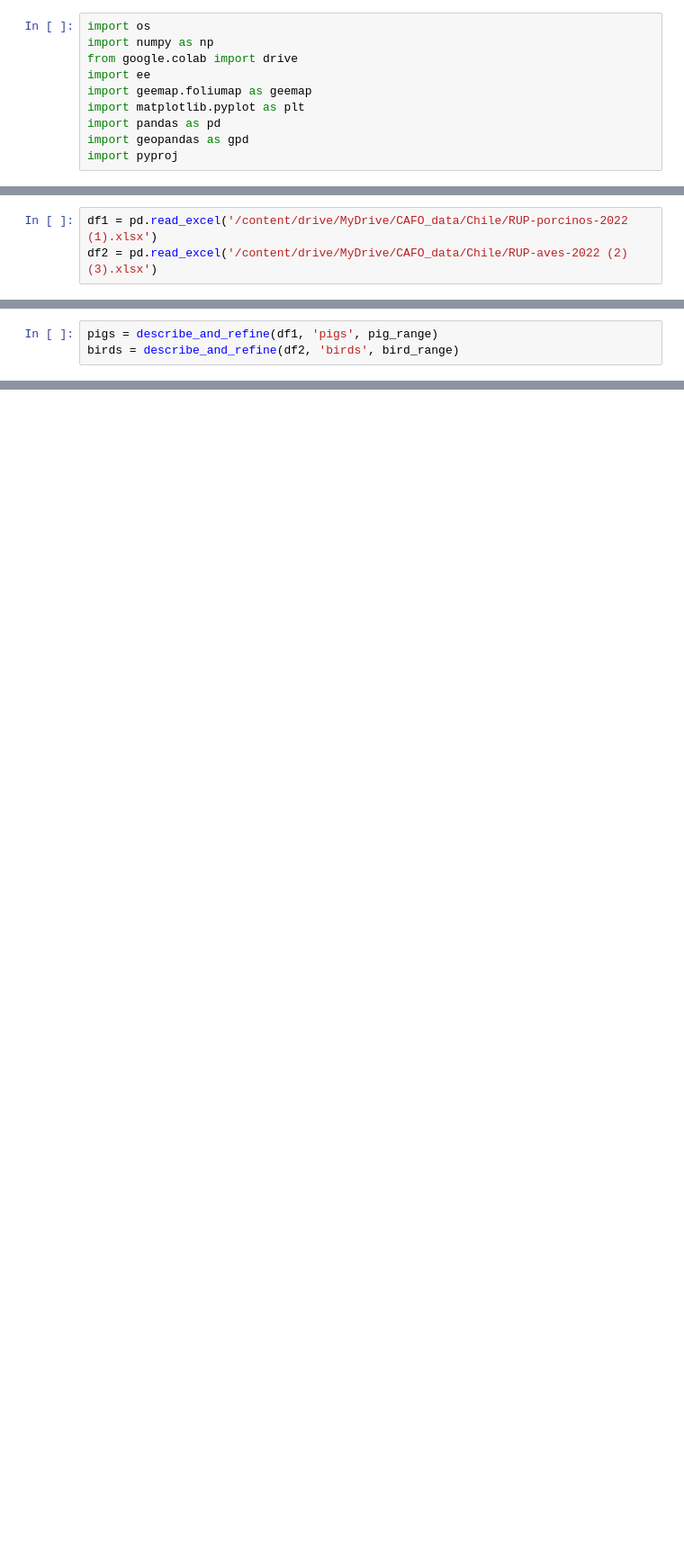
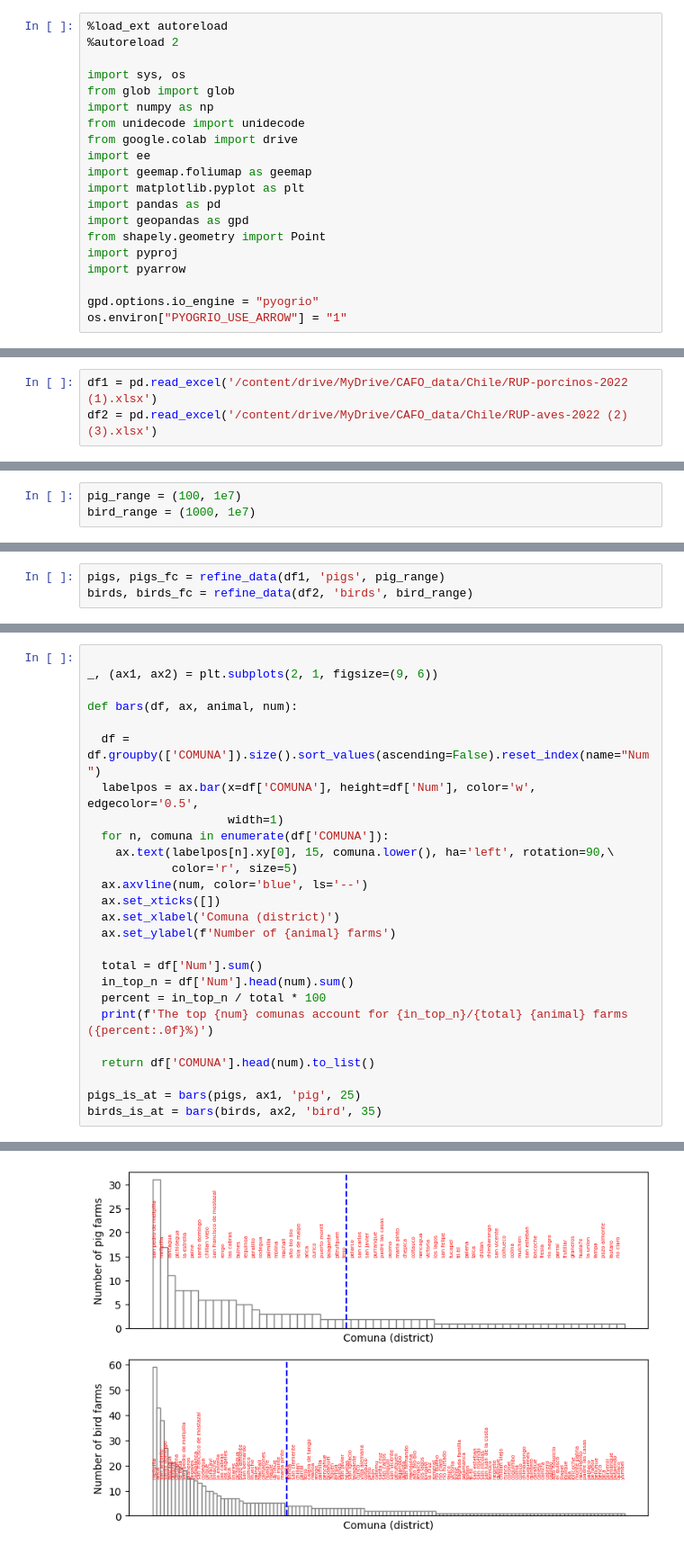
Before and after one commit to rachelemason/CAFO-AI, a Jupyter notebook: processChileData.ipynb, the cells around one changed output, grey strips where cells are left out. Shown at 90% size. Cells and saved outputs as stored; diff of their text form; blank space fills up the shorter version.

```diff
--- a/processChileData.ipynb
+++ b/processChileData.ipynb
@@ -5,13 +7,23 @@ There is one spreadsheet for "pigs" and another for "birds". The spreadsheets do
 # %%
-import os
+%load_ext autoreload
+%autoreload 2
+
+import sys, os
+from glob import glob
 import numpy as np
+from unidecode import unidecode
 from google.colab import drive
 import ee
 import geemap.foliumap as geemap
 import matplotlib.pyplot as plt
 import pandas as pd
 import geopandas as gpd
+from shapely.geometry import Point
 import pyproj
+import pyarrow
+
+gpd.options.io_engine = "pyogrio"
+os.environ["PYOGRIO_USE_ARROW"] = "1"
 # %%
 ee.Authenticate()
 ee.Initialize(project="215656163750")
@@ -46,0 +58,3 @@ Overall, the animal numbers in this dataset are useful but should be used with s
+# %%
+pig_range = (100, 1e7)
+bird_range = (1000, 1e7)
@@ -123,3 +176,3 @@ def describe_and_refine(df, animal_type, size_range):
 # %%
-pigs = describe_and_refine(df1, 'pigs', pig_range)
-birds = describe_and_refine(df2, 'birds', bird_range)
+pigs, pigs_fc = refine_data(df1, 'pigs', pig_range)
+birds, birds_fc = refine_data(df2, 'birds', bird_range)
@@ -143,0 +181,27 @@ dtype: int64
+# %%
+
+_, (ax1, ax2) = plt.subplots(2, 1, figsize=(9, 6))
+
+def bars(df, ax, animal, num):
+
+  df = df.groupby(['COMUNA']).size().sort_values(ascending=False).reset_index(name="Num")
+  labelpos = ax.bar(x=df['COMUNA'], height=df['Num'], color='w', edgecolor='0.5',
+                    width=1)
+  for n, comuna in enumerate(df['COMUNA']):
+    ax.text(labelpos[n].xy[0], 15, comuna.lower(), ha='left', rotation=90,\
+            color='r', size=5)
+  ax.axvline(num, color='blue', ls='--')
+  ax.set_xticks([])
+  ax.set_xlabel('Comuna (district)')
+  ax.set_ylabel(f'Number of {animal} farms')
+
+  total = df['Num'].sum()
+  in_top_n = df['Num'].head(num).sum()
+  percent = in_top_n / total * 100
+  print(f'The top {num} comunas account for {in_top_n}/{total} {animal} farms ({percent:.0f}%)')
+
+  return df['COMUNA'].head(num).to_list()
+
+pigs_is_at = bars(pigs, ax1, 'pig', 25)
+birds_is_at = bars(birds, ax2, 'bird', 35)
+# %% [output]
@@ -143,0 +210 @@ dtype: int64
+[figure, added]
```
Also changed, not shown: parts of 29 cells of this notebook.
